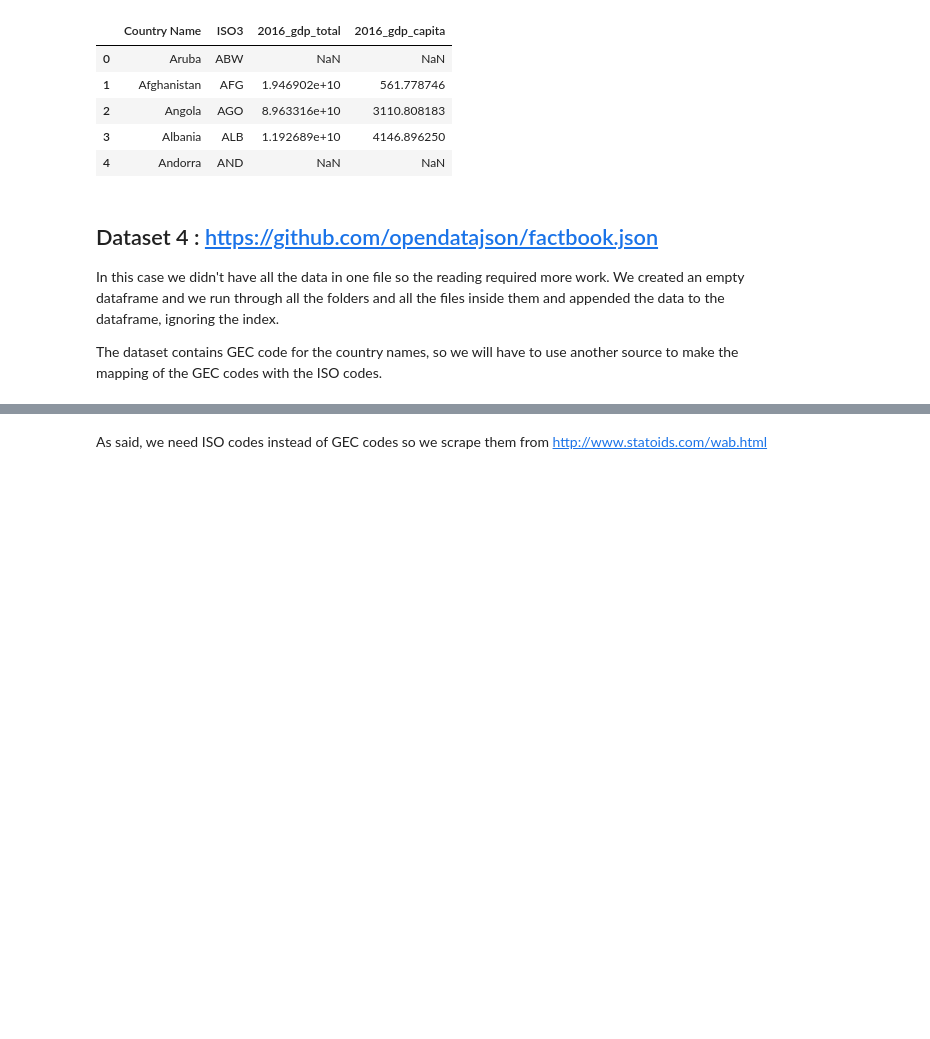
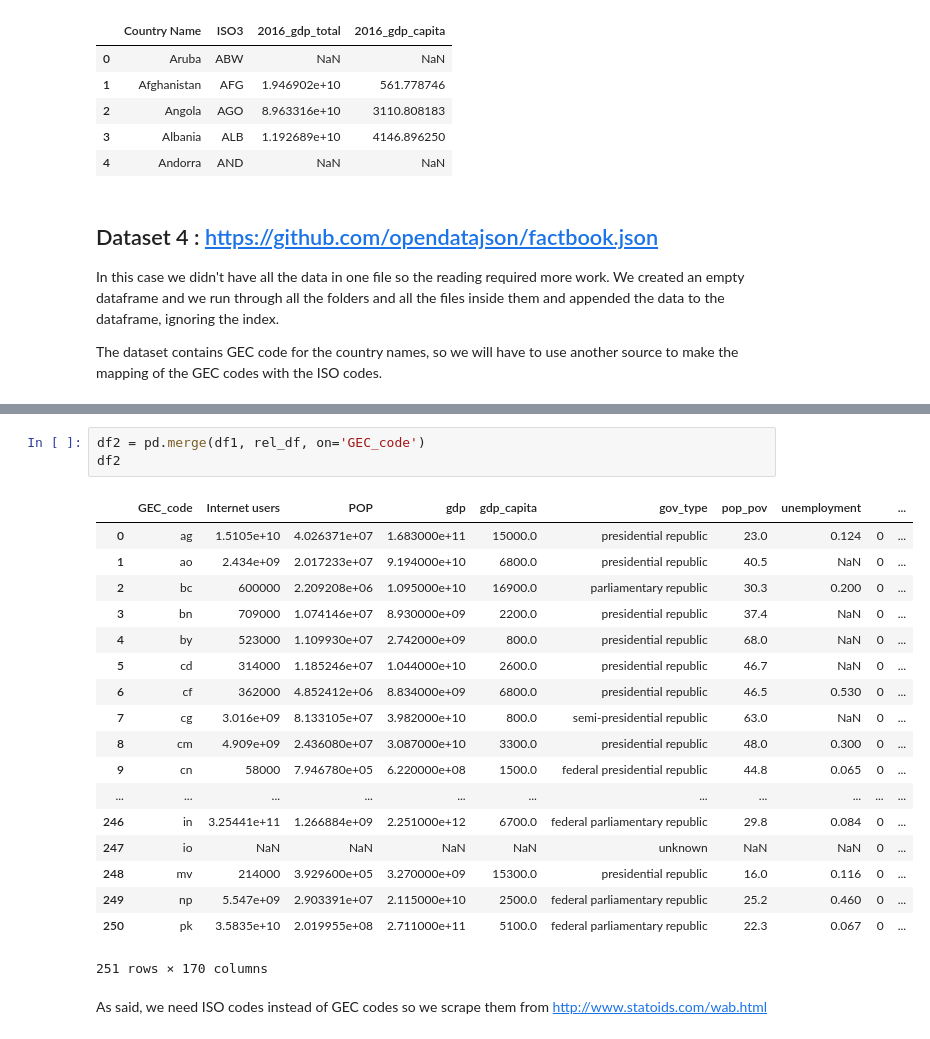
Before and after one commit to LailaHms/ADA2017_Homeworks, a Jupyter notebook: Project/DataEnriching/Country data gathering.ipynb, the cells around one changed output, grey strips where cells are left out. Cells and saved outputs as stored; diff of their text form; blank space fills up the shorter version.

```diff
--- a/Project/DataEnriching/Country data gathering.ipynb
+++ b/Project/DataEnriching/Country data gathering.ipynb
@@ -170,3 +340,25 @@ GEC_gov_type_df.head()
+# %%
+df2 = pd.merge(df1, rel_df, on='GEC_code')
+df2
+# %% [output]
+|  | GEC_code | Internet users | POP | gdp | gdp_capita | gov_type | pop_pov | unemployment |  | ... |
+| 0 | ag | 1.5105e+10 | 4.026371e+07 | 1.683000e+11 | 15000.0 | presidential republic | 23.0 | 0.124 | 0 | ... |
+| 1 | ao | 2.434e+09 | 2.017233e+07 | 9.194000e+10 | 6800.0 | presidential republic | 40.5 | NaN | 0 | ... |
+| 2 | bc | 600000 | 2.209208e+06 | 1.095000e+10 | 16900.0 | parliamentary republic | 30.3 | 0.200 | 0 | ... |
+| 3 | bn | 709000 | 1.074146e+07 | 8.930000e+09 | 2200.0 | presidential republic | 37.4 | NaN | 0 | ... |
+| 4 | by | 523000 | 1.109930e+07 | 2.742000e+09 | 800.0 | presidential republic | 68.0 | NaN | 0 | ... |
+| 5 | cd | 314000 | 1.185246e+07 | 1.044000e+10 | 2600.0 | presidential republic | 46.7 | NaN | 0 | ... |
+| 6 | cf | 362000 | 4.852412e+06 | 8.834000e+09 | 6800.0 | presidential republic | 46.5 | 0.530 | 0 | ... |
+| 7 | cg | 3.016e+09 | 8.133105e+07 | 3.982000e+10 | 800.0 | semi-presidential republic | 63.0 | NaN | 0 | ... |
+| 8 | cm | 4.909e+09 | 2.436080e+07 | 3.087000e+10 | 3300.0 | presidential republic | 48.0 | 0.300 | 0 | ... |
+| 9 | cn | 58000 | 7.946780e+05 | 6.220000e+08 | 1500.0 | federal presidential republic | 44.8 | 0.065 | 0 | ... |
+| ... | ... | ... | ... | ... | ... | ... | ... | ... | ... | ... |
+| 246 | in | 3.25441e+11 | 1.266884e+09 | 2.251000e+12 | 6700.0 | federal parliamentary republic | 29.8 | 0.084 | 0 | ... |
+| 247 | io | NaN | NaN | NaN | NaN | unknown | NaN | NaN | 0 | ... |
+| 248 | mv | 214000 | 3.929600e+05 | 3.270000e+09 | 15300.0 | presidential republic | 16.0 | 0.116 | 0 | ... |
+| 249 | np | 5.547e+09 | 2.903391e+07 | 2.115000e+10 | 2500.0 | federal parliamentary republic | 25.2 | 0.460 | 0 | ... |
+| 250 | pk | 3.5835e+10 | 2.019955e+08 | 2.711000e+11 | 5100.0 | federal parliamentary republic | 22.3 | 0.067 | 0 | ... |
+251 rows × 170 columns
 # %% [markdown]
 As said, we need ISO codes instead of GEC codes so we scrape them from http://www.statoids.com/wab.html
 # %%
```
Also changed, not shown: parts of 9 cells of this notebook, 9 other files.
